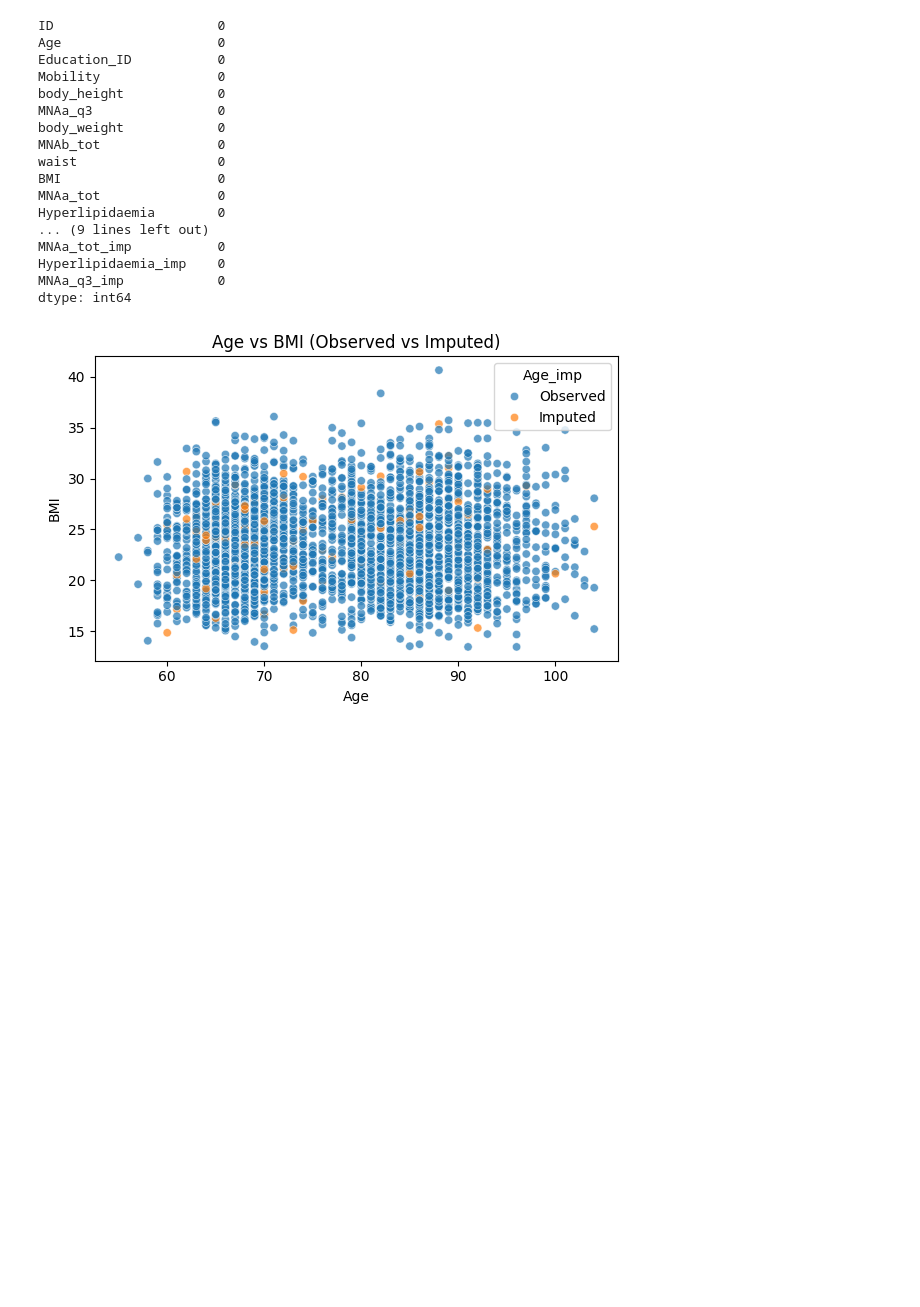
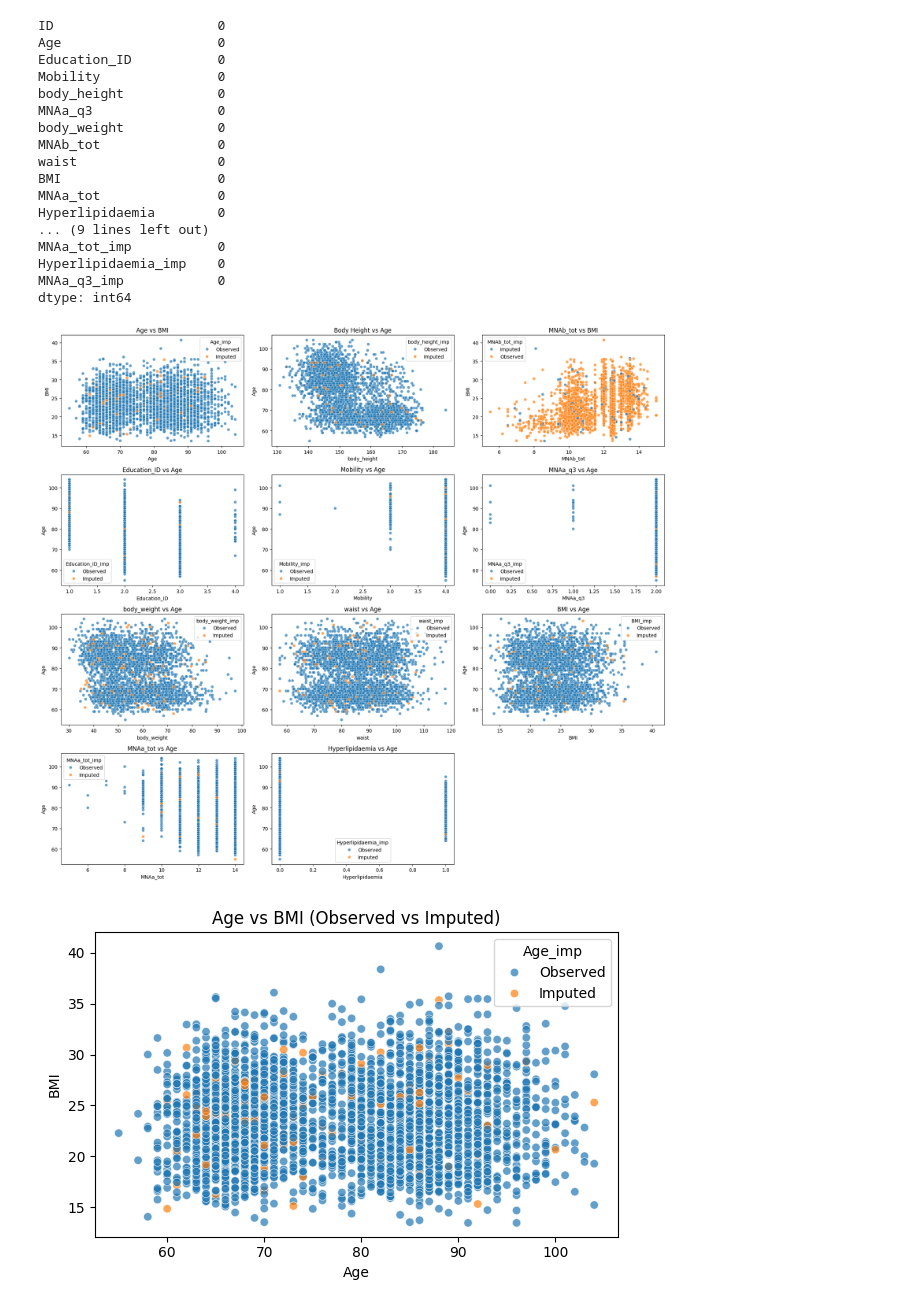
Before and after one commit to Sambidh/Dementia-Prediction-using-python, a Jupyter notebook: main.ipynb, the cells around one changed output. Saved outputs shown, nothing was run; the diff lists cells and outputs as text; code cells hidden in the pictures; blank space fills up the shorter version.

Commit message:
Implemented feature: Verifing in the imputed data are following the dataset or not by visualising in scatterplot

```diff
--- a/main.ipynb
+++ b/main.ipynb
@@ -588,6 +588,62 @@ MNAa_tot_imp           0
 Hyperlipidaemia_imp    0
 MNAa_q3_imp            0
 dtype: int64
+# %%
+import matplotlib.pyplot as plt
+import seaborn as sns
+import numpy as np
+
+plots = [
+    ("Age", "BMI", "Age vs BMI"),
+    ("body_height", "Age", "Body Height vs Age"),
+    ("MNAb_tot", "BMI", "MNAb_tot vs BMI"),
+    ("Education_ID", "Age", "Education_ID vs Age"),
+    ("Mobility", "Age", "Mobility vs Age"),
+    ("MNAa_q3", "Age", "MNAa_q3 vs Age"),
+    ("body_weight", "Age", "body_weight vs Age"),
+    ("waist", "Age", "waist vs Age"),
+    ("BMI", "Age", "BMI vs Age"),
+    ("MNAa_tot", "Age", "MNAa_tot vs Age"),
+    ("Hyperlipidaemia", "Age", "Hyperlipidaemia vs Age")
+]
+
+nrows = 4
+ncols = 3
+
+fig, axes = plt.subplots(nrows, ncols, figsize=(18, 16))
+axes = axes.flatten()
+
+for i, (x, y, title) in enumerate(plots):
+
+    plot_data = data_11.copy()
+
+    # Create dynamic imputation flag for each variable
+    flag_col = f"{x}_imp"
+    plot_data[flag_col] = np.where(
+        data[x].isna(),
+        "Imputed",
+        "Observed"
+    )
+
+    sns.scatterplot(
+        data=plot_data,
+        x=x,
+        y=y,
+        hue=flag_col,
+        alpha=0.7,
+        ax=axes[i]
+    )
+
+    axes[i].set_title(title)
+
+# Hide unused axes
+for j in range(len(plots), len(axes)):
+    axes[j].set_visible(False)
+
+plt.tight_layout()
+plt.show()
+# %% [output]
+[figure, added]
 # %%
 import pandas as pd
 import seaborn as sns
```
